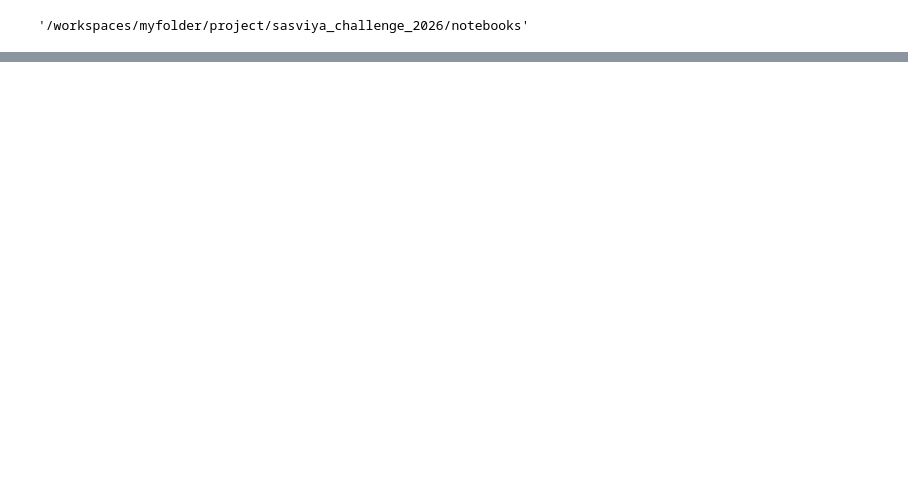
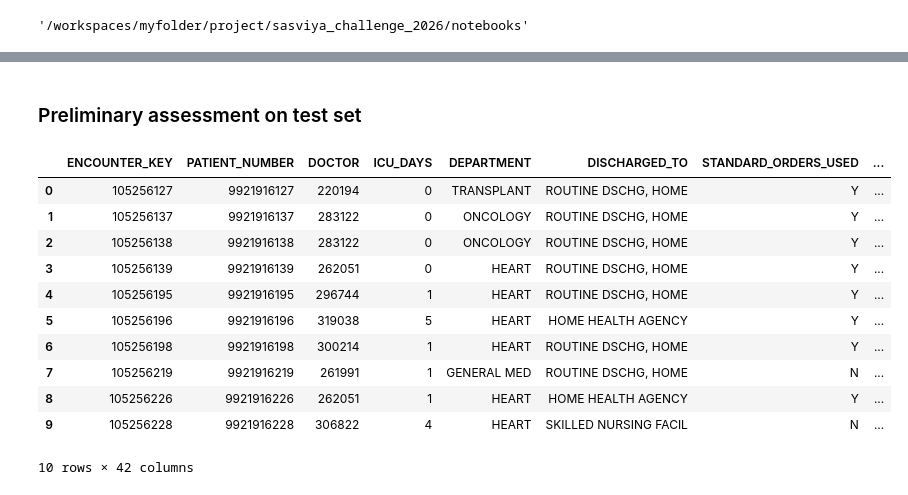
Before and after one commit to benjaminau/sasviya_challenge_2026, a Jupyter notebook: notebooks/hospital_los_eda_cleaning_wrangling.ipynb, the cells around one changed output, grey strips where cells are left out. Drawn from its saved outputs; the diff is of its cells as text; code cells hidden in the pictures; blank space fills up the shorter version.

```diff
--- a/notebooks/hospital_los_eda_cleaning_wrangling.ipynb
+++ b/notebooks/hospital_los_eda_cleaning_wrangling.ipynb
@@ -53 +161,19 @@ dtype: object
+# %% [markdown]
+### Preliminary assessment on test set
+# %%
+hospital_los_test = pd.read_csv("/workspaces/myfolder/project/sasviya_challenge_2026/data/table_VFL_2026_TEST_SET.csv")
+hospital_los_test.head(10)
+# %% [output]
+|  | ENCOUNTER_KEY | PATIENT_NUMBER | DOCTOR | ICU_DAYS | DEPARTMENT | DISCHARGED_TO | STANDARD_ORDERS_USED | ... |
+| 0 | 105256127 | 9921916127 | 220194 | 0 | TRANSPLANT | ROUTINE DSCHG, HOME | Y | ... |
+| 1 | 105256137 | 9921916137 | 283122 | 0 | ONCOLOGY | ROUTINE DSCHG, HOME | Y | ... |
+| 2 | 105256138 | 9921916138 | 283122 | 0 | ONCOLOGY | ROUTINE DSCHG, HOME | Y | ... |
+| 3 | 105256139 | 9921916139 | 262051 | 0 | HEART | ROUTINE DSCHG, HOME | Y | ... |
+| 4 | 105256195 | 9921916195 | 296744 | 1 | HEART | ROUTINE DSCHG, HOME | Y | ... |
+| 5 | 105256196 | 9921916196 | 319038 | 5 | HEART | HOME HEALTH AGENCY | Y | ... |
+| 6 | 105256198 | 9921916198 | 300214 | 1 | HEART | ROUTINE DSCHG, HOME | Y | ... |
+| 7 | 105256219 | 9921916219 | 261991 | 1 | GENERAL MED | ROUTINE DSCHG, HOME | N | ... |
+| 8 | 105256226 | 9921916226 | 262051 | 1 | HEART | HOME HEALTH AGENCY | Y | ... |
+| 9 | 105256228 | 9921916228 | 306822 | 4 | HEART | SKILLED NURSING FACIL | N | ... |
+10 rows × 42 columns
 # %%
```
Also changed, not shown: parts of 8 cells of this notebook.
